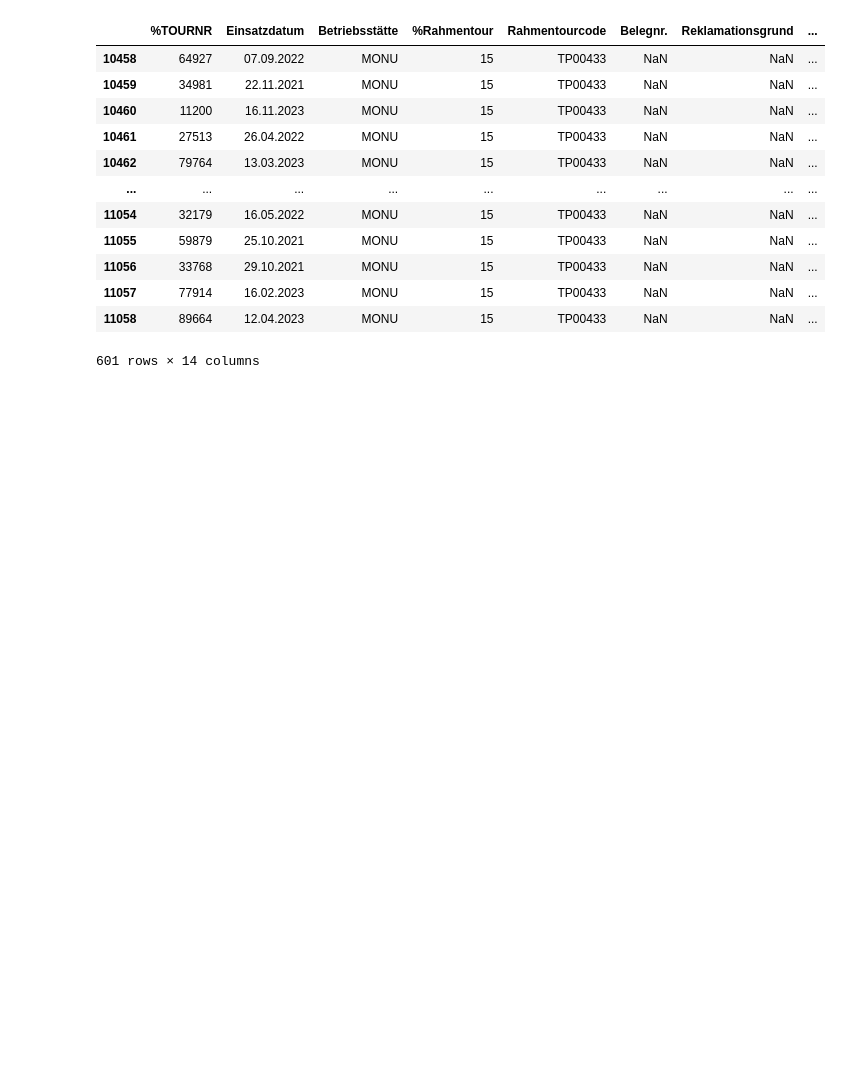
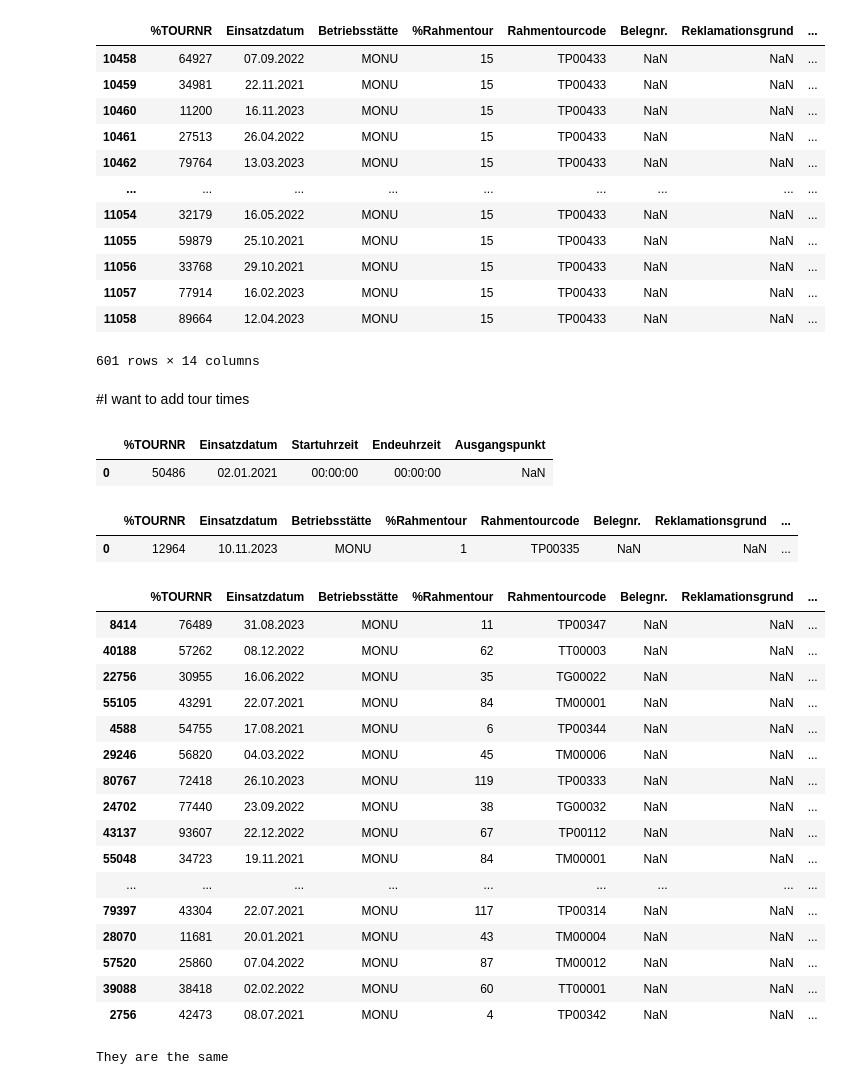
Before and after one commit to baz263/n3xtcoder, a Jupyter notebook: join.ipynb, the cells around one changed output. Cells and saved outputs as stored; diff of their text form; code cells hidden in the pictures; blank space fills up the shorter version.

```diff
--- a/join.ipynb
+++ b/join.ipynb
@@ -188,6 +188,8 @@ tours_join_complaints_employees.head()
 # %%
 #lets add in my tasks table
 tasks = pd.read_csv('data/24-04-24/Auftr„ge.csv')
+# %%
+tasks = tasks.drop_duplicates()
 # %%
 #A tour can have many tasks in it. I want to see how many each Tour has and then join that to my main table
 
@@ -410,3 +412,39 @@ everything_table[everything_table.Rahmentourcode == 'TP00433']
 | 11057 | 77914 | 16.02.2023 | MONU | 15 | TP00433 | NaN | NaN | ... |
 | 11058 | 89664 | 12.04.2023 | MONU | 15 | TP00433 | NaN | NaN | ... |
 601 rows × 14 columns
+# %% [markdown]
+#I want to add tour times
+# %%
+tour_times = pd.read_csv('data/24-04-24/Tour_times.csv')
+# %%
+tour_times.head(1)
+# %% [output]
+|  | %TOURNR | Einsatzdatum | Startuhrzeit | Endeuhrzeit | Ausgangspunkt |
+| 0 | 50486 | 02.01.2021 | 00:00:00 | 00:00:00 | NaN |
+# %%
+everything_table.head(1)
+# %% [output]
+|  | %TOURNR | Einsatzdatum | Betriebsstätte | %Rahmentour | Rahmentourcode | Belegnr. | Reklamationsgrund | ... |
+| 0 | 12964 | 10.11.2023 | MONU | 1 | TP00335 | NaN | NaN | ... |
+# %%
+everything_table = pd.merge(everything_table, tour_times, on=['%TOURNR', 'Einsatzdatum'], how='inner')
+# %%
+everything_table.sample(20)
+# %% [output]
+|  | %TOURNR | Einsatzdatum | Betriebsstätte | %Rahmentour | Rahmentourcode | Belegnr. | Reklamationsgrund | ... |
+| 8414 | 76489 | 31.08.2023 | MONU | 11 | TP00347 | NaN | NaN | ... |
+| 40188 | 57262 | 08.12.2022 | MONU | 62 | TT00003 | NaN | NaN | ... |
+| 22756 | 30955 | 16.06.2022 | MONU | 35 | TG00022 | NaN | NaN | ... |
+| 55105 | 43291 | 22.07.2021 | MONU | 84 | TM00001 | NaN | NaN | ... |
+| 4588 | 54755 | 17.08.2021 | MONU | 6 | TP00344 | NaN | NaN | ... |
+| 29246 | 56820 | 04.03.2022 | MONU | 45 | TM00006 | NaN | NaN | ... |
+| 80767 | 72418 | 26.10.2023 | MONU | 119 | TP00333 | NaN | NaN | ... |
+| 24702 | 77440 | 23.09.2022 | MONU | 38 | TG00032 | NaN | NaN | ... |
+| 43137 | 93607 | 22.12.2022 | MONU | 67 | TP00112 | NaN | NaN | ... |
+| 55048 | 34723 | 19.11.2021 | MONU | 84 | TM00001 | NaN | NaN | ... |
+| ... | ... | ... | ... | ... | ... | ... | ... | ... |
+| 79397 | 43304 | 22.07.2021 | MONU | 117 | TP00314 | NaN | NaN | ... |
+| 28070 | 11681 | 20.01.2021 | MONU | 43 | TM00004 | NaN | NaN | ... |
+| 57520 | 25860 | 07.04.2022 | MONU | 87 | TM00012 | NaN | NaN | ... |
+| 39088 | 38418 | 02.02.2022 | MONU | 60 | TT00001 | NaN | NaN | ... |
+| 2756 | 42473 | 08.07.2021 | MONU | 4 | TP00342 | NaN | NaN | ... |
@@ -412,0 +466,5 @@ everything_table[everything_table.Rahmentourcode == 'TP00433']
+# %%
+if rahmehentour_values == rahmentourcode_values:
+    print('They are the same')
+# %% [output]
+They are the same
```
Also changed, not shown: parts of 29 cells of this notebook, 1 other file.
